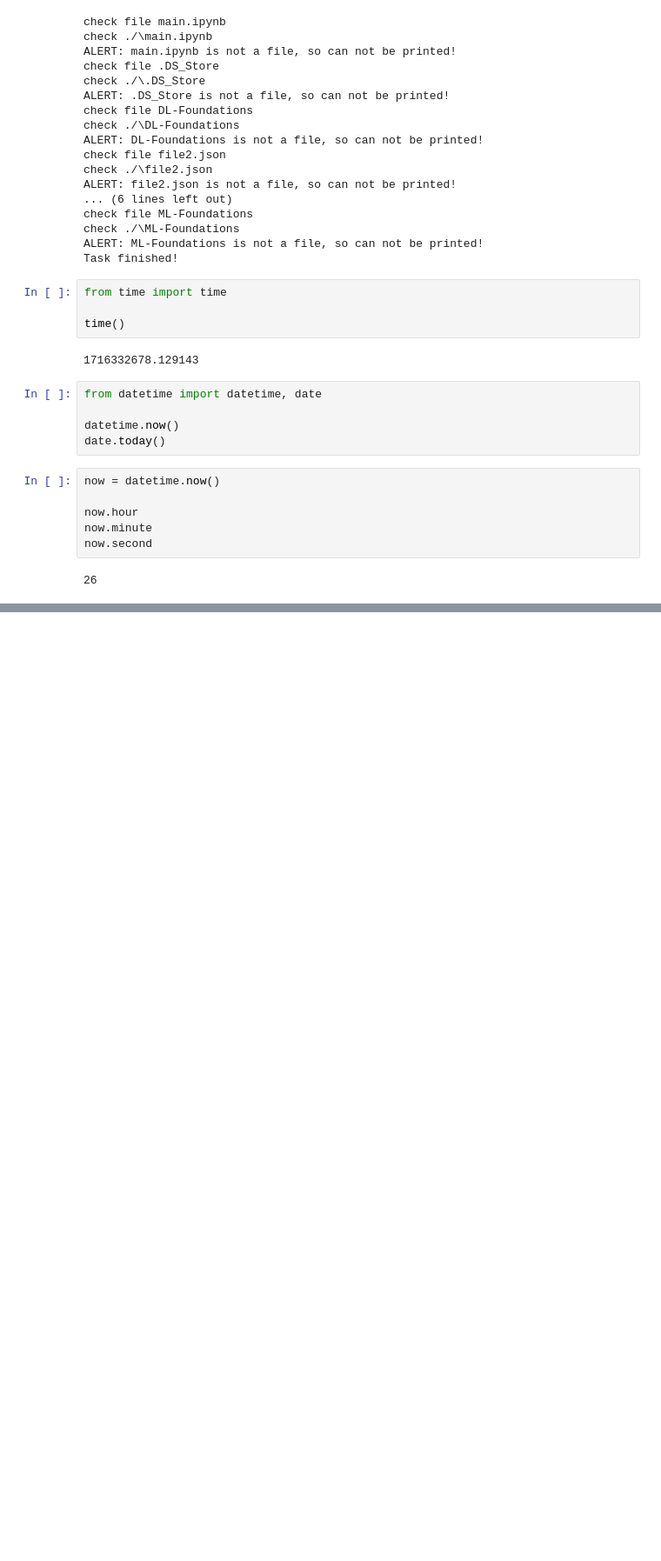
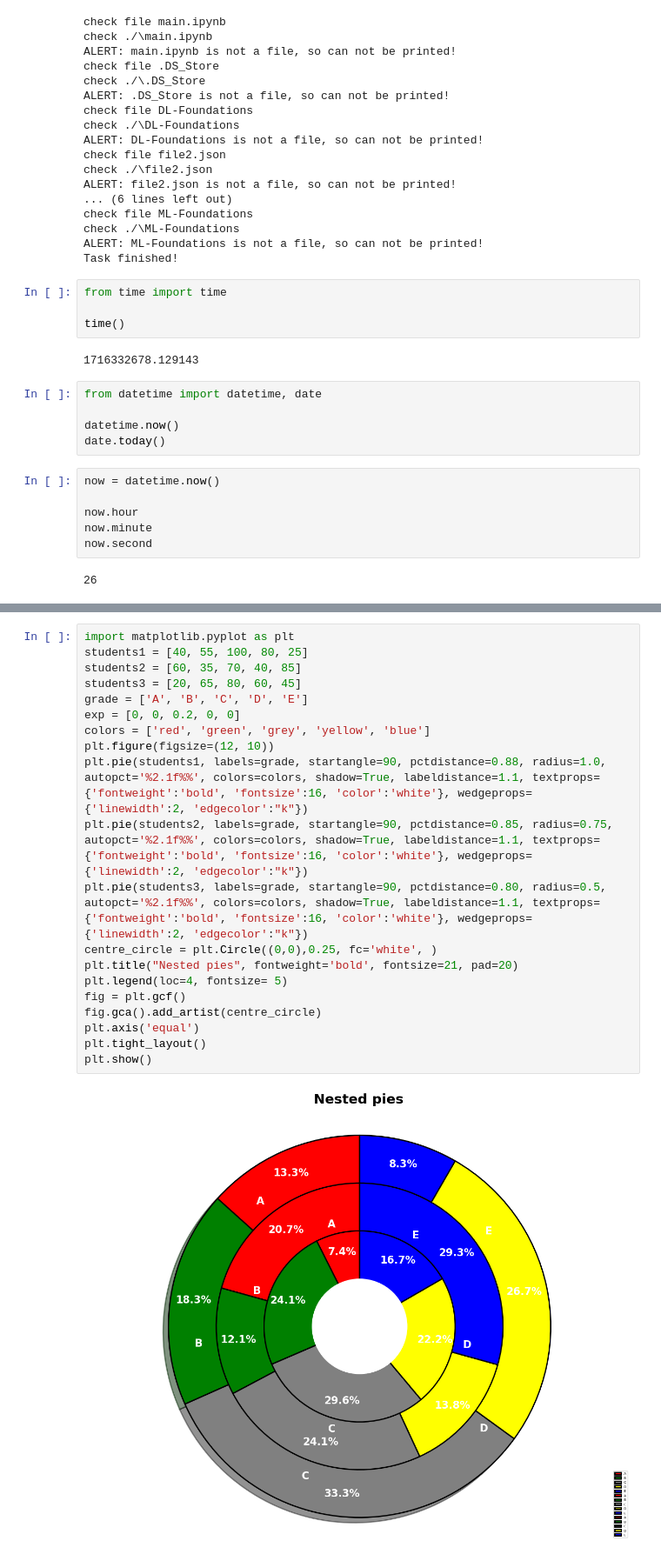
Before and after one commit to Afik25/Machine-Learning, a Jupyter notebook: main.ipynb, the cells around one changed output, grey strips where cells are left out. Shown: that part at 87% size. Drawn from its saved outputs; the diff is of its cells as text; blank space fills up the shorter version.

```diff
--- a/main.ipynb
+++ b/main.ipynb
@@ -185,0 +260,22 @@ now.second
+# %%
+import matplotlib.pyplot as plt
+students1 = [40, 55, 100, 80, 25]
+students2 = [60, 35, 70, 40, 85]
+students3 = [20, 65, 80, 60, 45]
+grade = ['A', 'B', 'C', 'D', 'E']
+exp = [0, 0, 0.2, 0, 0]
+colors = ['red', 'green', 'grey', 'yellow', 'blue']
+plt.figure(figsize=(12, 10))
+plt.pie(students1, labels=grade, startangle=90, pctdistance=0.88, radius=1.0, autopct='%2.1f%%', colors=colors, shadow=True, labeldistance=1.1, textprops={'fontweight':'bold', 'fontsize':16, 'color':'white'}, wedgeprops={'linewidth':2, 'edgecolor':"k"})
+plt.pie(students2, labels=grade, startangle=90, pctdistance=0.85, radius=0.75, autopct='%2.1f%%', colors=colors, shadow=True, labeldistance=1.1, textprops={'fontweight':'bold', 'fontsize':16, 'color':'white'}, wedgeprops={'linewidth':2, 'edgecolor':"k"})
+plt.pie(students3, labels=grade, startangle=90, pctdistance=0.80, radius=0.5, autopct='%2.1f%%', colors=colors, shadow=True, labeldistance=1.1, textprops={'fontweight':'bold', 'fontsize':16, 'color':'white'}, wedgeprops={'linewidth':2, 'edgecolor':"k"})
+centre_circle = plt.Circle((0,0),0.25, fc='white', )
+plt.title("Nested pies", fontweight='bold', fontsize=21, pad=20)
+plt.legend(loc=4, fontsize= 5)
+fig = plt.gcf()
+fig.gca().add_artist(centre_circle)
+plt.axis('equal')
+plt.tight_layout()
+plt.show()
+# %% [output]
+[figure, added]
```
Also changed, not shown: parts of 14 cells of this notebook.
